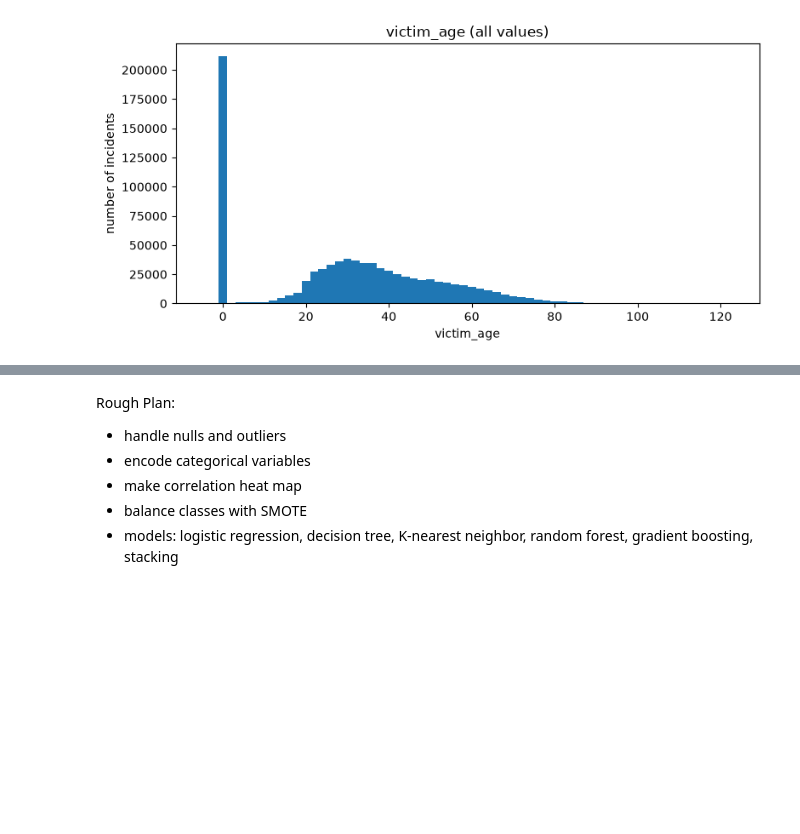
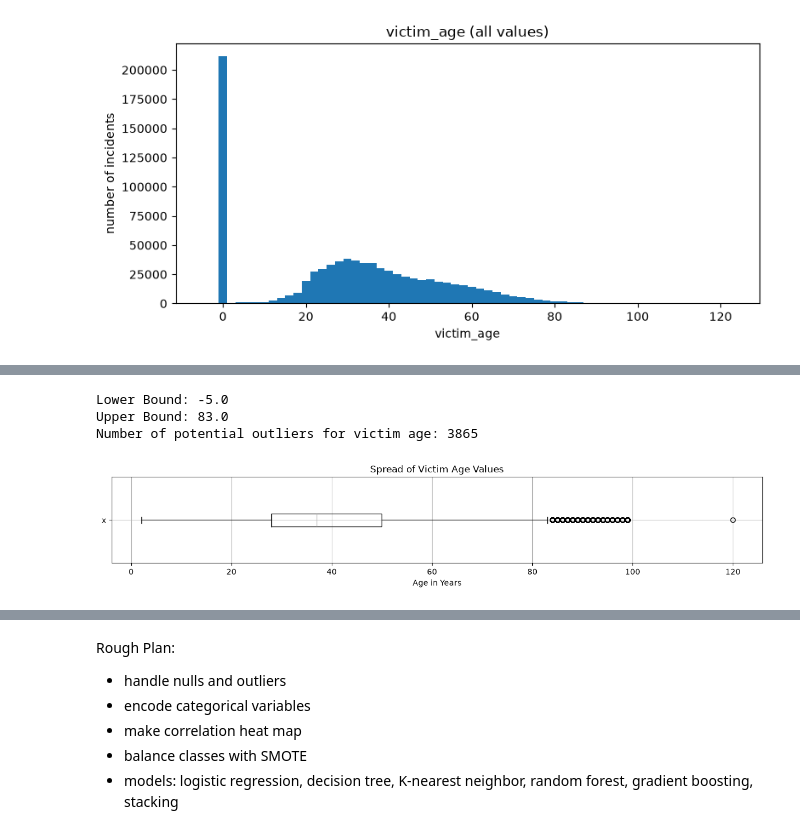
Before and after one commit to carmel696/ML-Project, a Jupyter notebook: MLProject.ipynb, the cells around one changed output, grey strips where cells are left out. Drawn from its saved outputs; the diff is of its cells as text; code cells hidden in the pictures; blank space fills up the shorter version.

```diff
--- a/MLProject.ipynb
+++ b/MLProject.ipynb
@@ -174,0 +255,7 @@ plt.show()
+# %%
+median_age = df['victim_age'].median()
+df['victim_age'] = df['victim_age'].fillna(median_age)
+
+# drop the records with 0 as longitude and latitude
+df = df.dropna()
+print(df.isnull().sum())
@@ -174,0 +280,31 @@ plt.show()
+# %%
+import pandas.plotting as pd_plotting
+# find outliers with IQR method
+
+# victim age:
+ages = df.loc[df['age_missing'] == 0, 'victim_age']
+
+va_Q1 = ages.quantile(0.25)
+va_Q3 = ages.quantile(0.75)
+va_IQR = va_Q3 - va_Q1
+
+va_lower_bound = va_Q1 - 1.5 * va_IQR
+va_upper_bound = va_Q3 + 1.5 * va_IQR
+
+va_outliers = ages[
+    (ages < va_lower_bound) |
+    (ages > va_upper_bound)
+]
+print("Lower Bound:", va_lower_bound)
+print("Upper Bound:", va_upper_bound)
+print("Number of potential outliers for victim age:", len(va_outliers))
+
+pd_plotting.boxplot(ages, figsize=(15, 2), vert=False)
+plt.title("Spread of Victim Age Values")
+plt.xlabel("Age in Years")
+plt.show()
+# %% [output]
+Lower Bound: -5.0
+Upper Bound: 83.0
+Number of potential outliers for victim age: 3865
+[figure, added]
```
Also changed, not shown: parts of 12 cells of this notebook.
